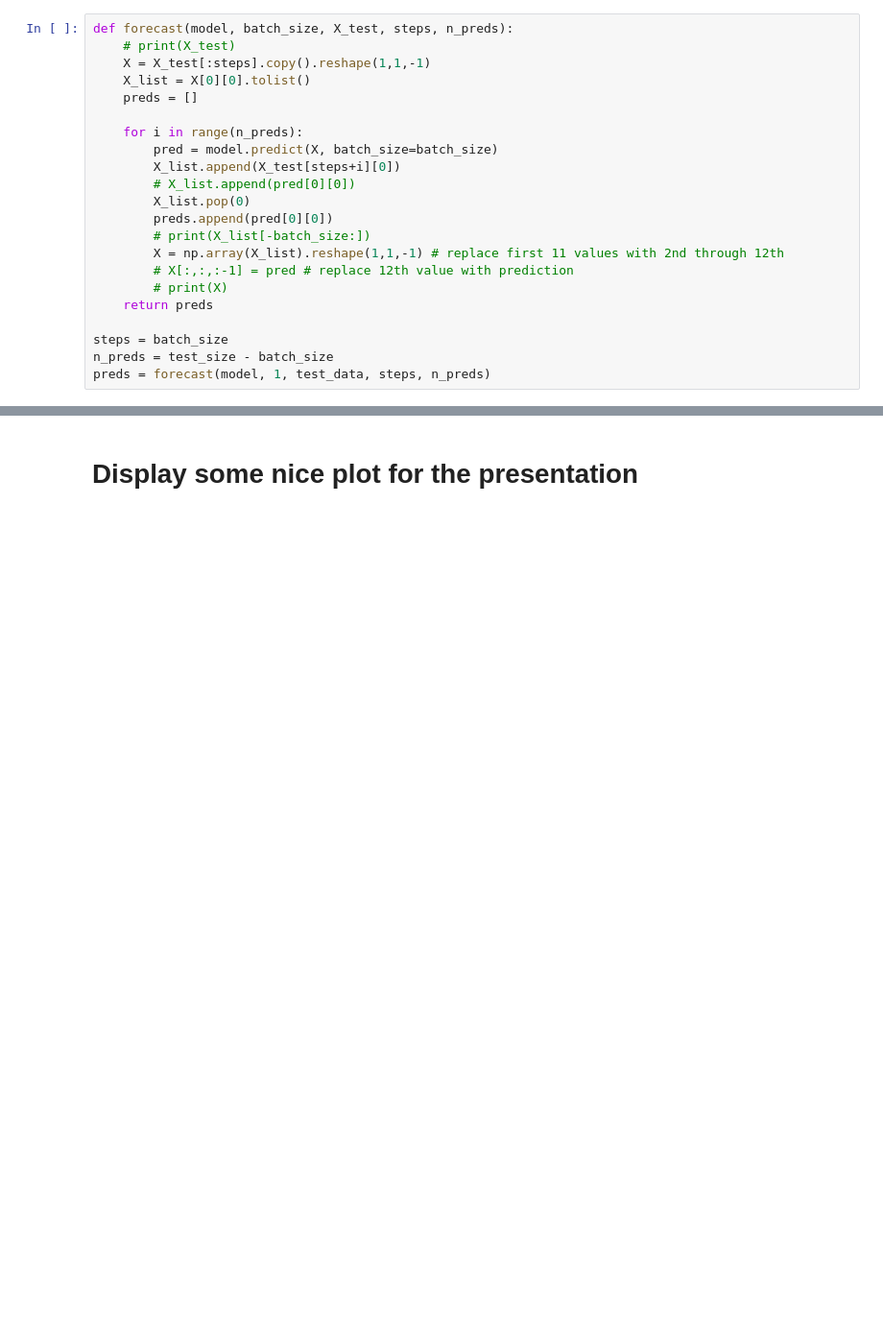
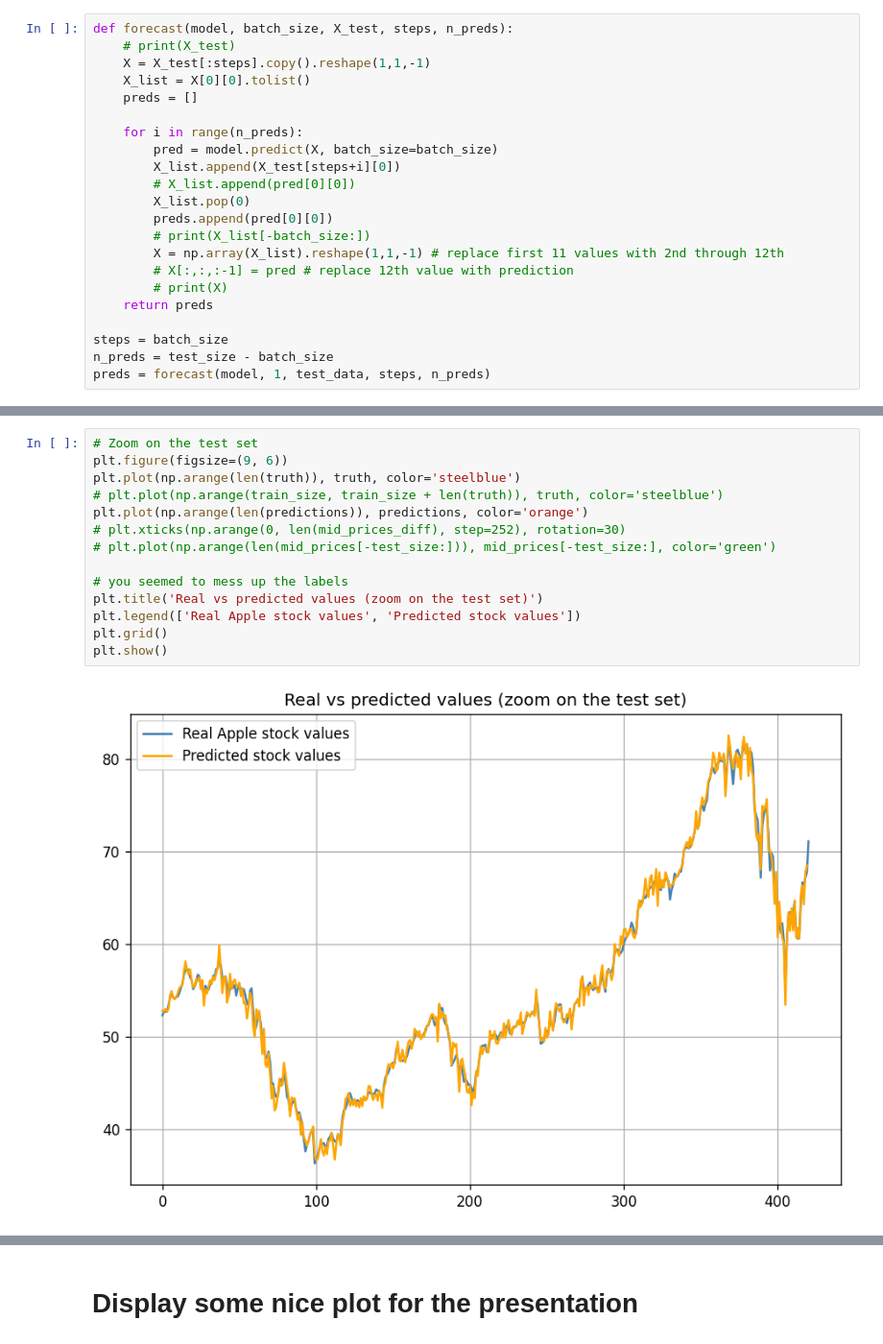
Before and after one commit to killianvervelle/Financial-Forecasting-with-Timeseries, a Jupyter notebook: LSTM.ipynb, the cells around one changed output, grey strips where cells are left out. Shown at 96% size. Drawn from its saved outputs; the diff is of its cells as text; blank space fills up the shorter version.

```diff
--- a/LSTM.ipynb
+++ b/LSTM.ipynb
@@ -271 +287,17 @@ plt.show()
+# %%
+# Zoom on the test set
+plt.figure(figsize=(9, 6))
+plt.plot(np.arange(len(truth)), truth, color='steelblue')
+# plt.plot(np.arange(train_size, train_size + len(truth)), truth, color='steelblue')
+plt.plot(np.arange(len(predictions)), predictions, color='orange')
+# plt.xticks(np.arange(0, len(mid_prices_diff), step=252), rotation=30)
+# plt.plot(np.arange(len(mid_prices[-test_size:])), mid_prices[-test_size:], color='green')
+
+# you seemed to mess up the labels
+plt.title('Real vs predicted values (zoom on the test set)')
+plt.legend(['Real Apple stock values', 'Predicted stock values'])
+plt.grid()
+plt.show()
+# %% [output]
+[figure, added]
 # %%
```
Also changed, not shown: parts of 8 cells of this notebook, 2 other files.
